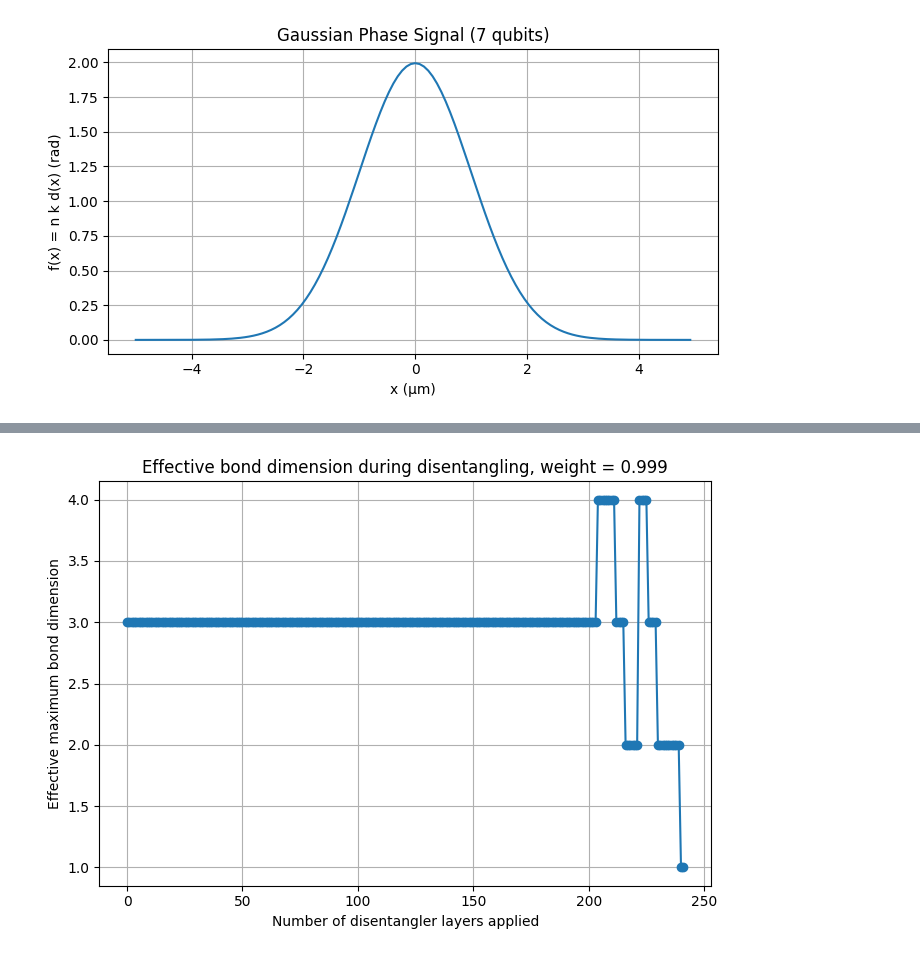
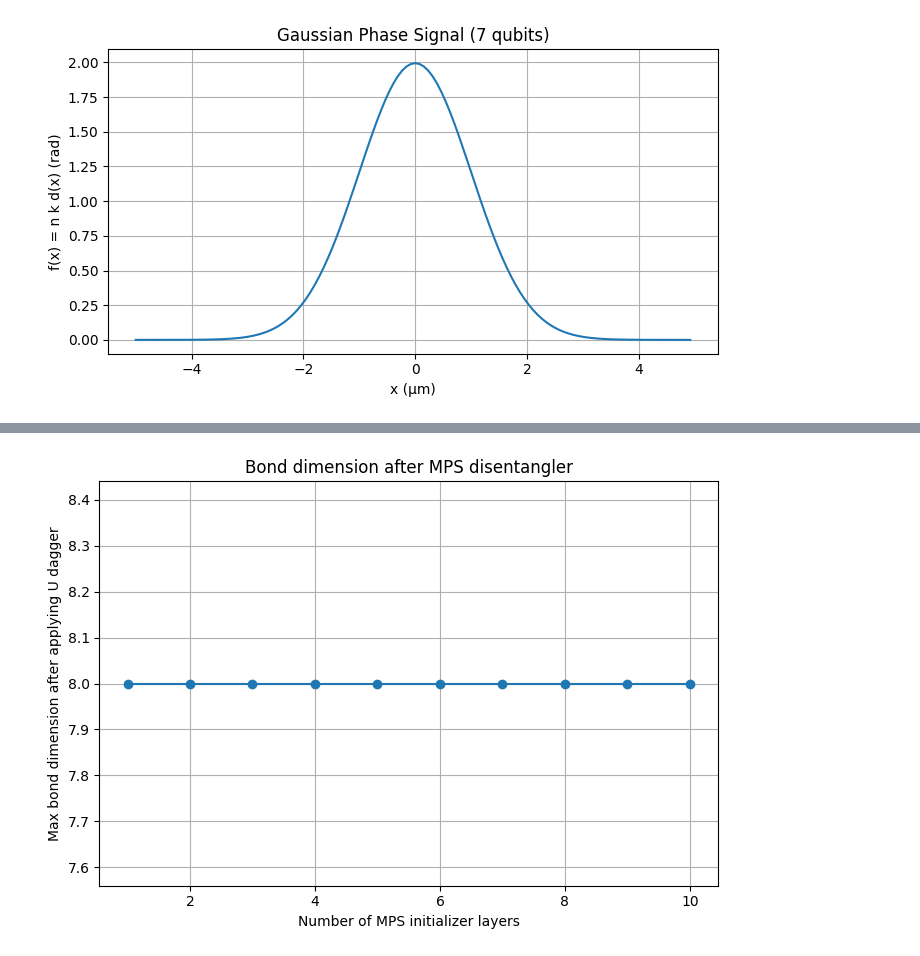
Before and after one commit to aizzen3/QCproject2, a Jupyter notebook: bond_dimensin.ipynb, the cells around one changed output, grey strips where cells are left out. Cells and saved outputs as stored; diff of their text form; code cells hidden in the pictures.

Commit message:
bond_d

```diff
--- a/bond_dimensin.ipynb
+++ b/bond_dimensin.ipynb
@@ -57,7 +57,7 @@ d0 = 0.0
 h = 200e-9
 sigma = 1e-6
 x0 = 0.0
-
+number_of_layers =2
 
 # ==================================================
 # Build psi for one chosen qubit number
@@ -401,18 +257,18 @@ Layer  241 | Fidelity to |0> = 0.01562500 | Effective max bond dimension =    1
 # %%
 plt.figure(figsize=(7, 5))
 
 plt.plot(
-    dis_result["layers"],
-    dis_result["max_bonds"],
+    list(layer_list),
+    max_bond_results,
     marker="o"
 )
 
-plt.xlabel("Number of disentangler layers applied")
-plt.ylabel("Effective maximum bond dimension")
-plt.title(f"Effective bond dimension during disentangling, weight = {weight_threshold}")
+plt.xlabel("Number of MPS initializer layers")
+plt.ylabel("Max bond dimension after applying U dagger")
+plt.title("Bond dimension after MPS disentangler")
 
 plt.grid(True)
 plt.tight_layout()
 plt.show()
 # %% [output]
-[figure, old version]
+[figure, new version]
```
Also changed, not shown: parts of 11 cells of this notebook.
